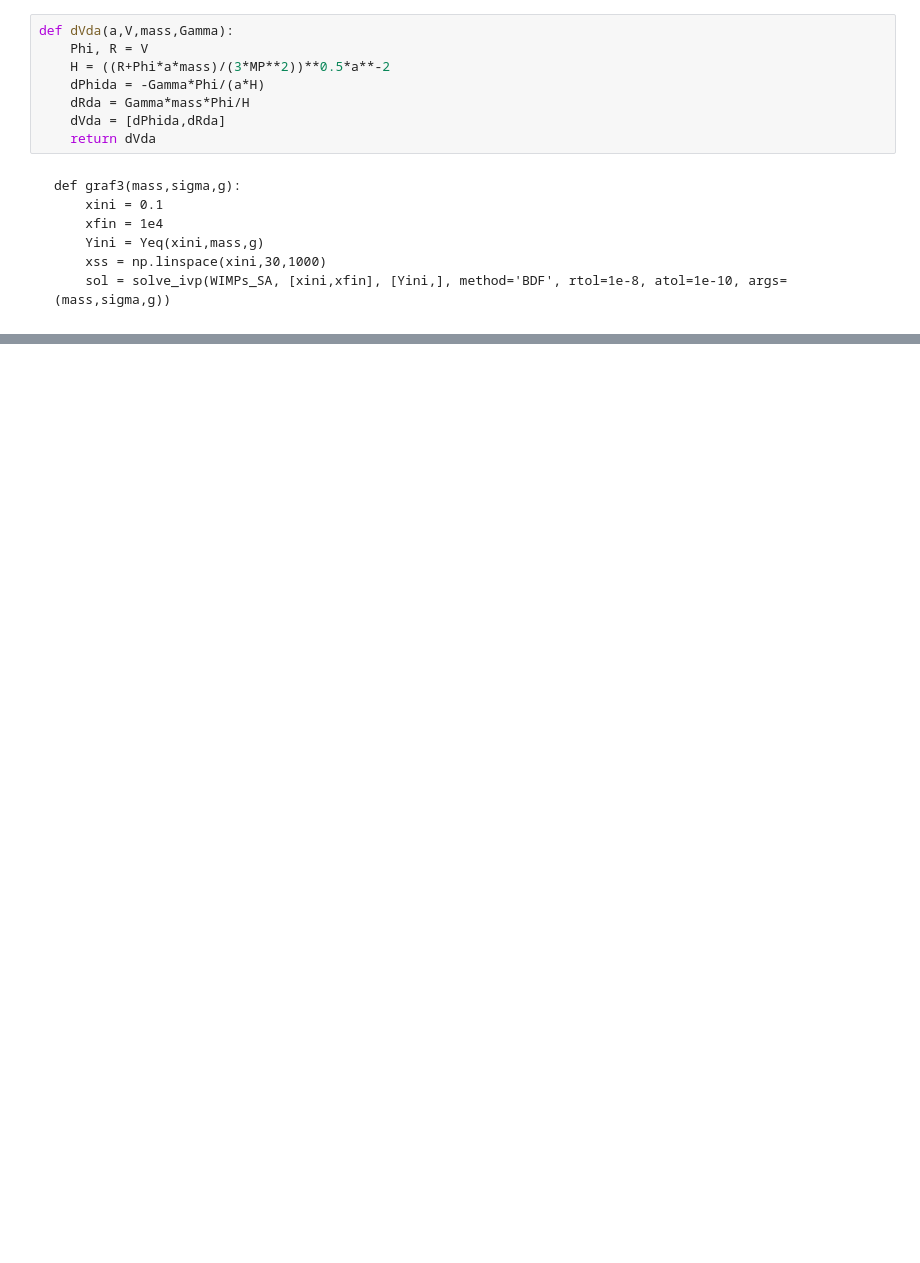
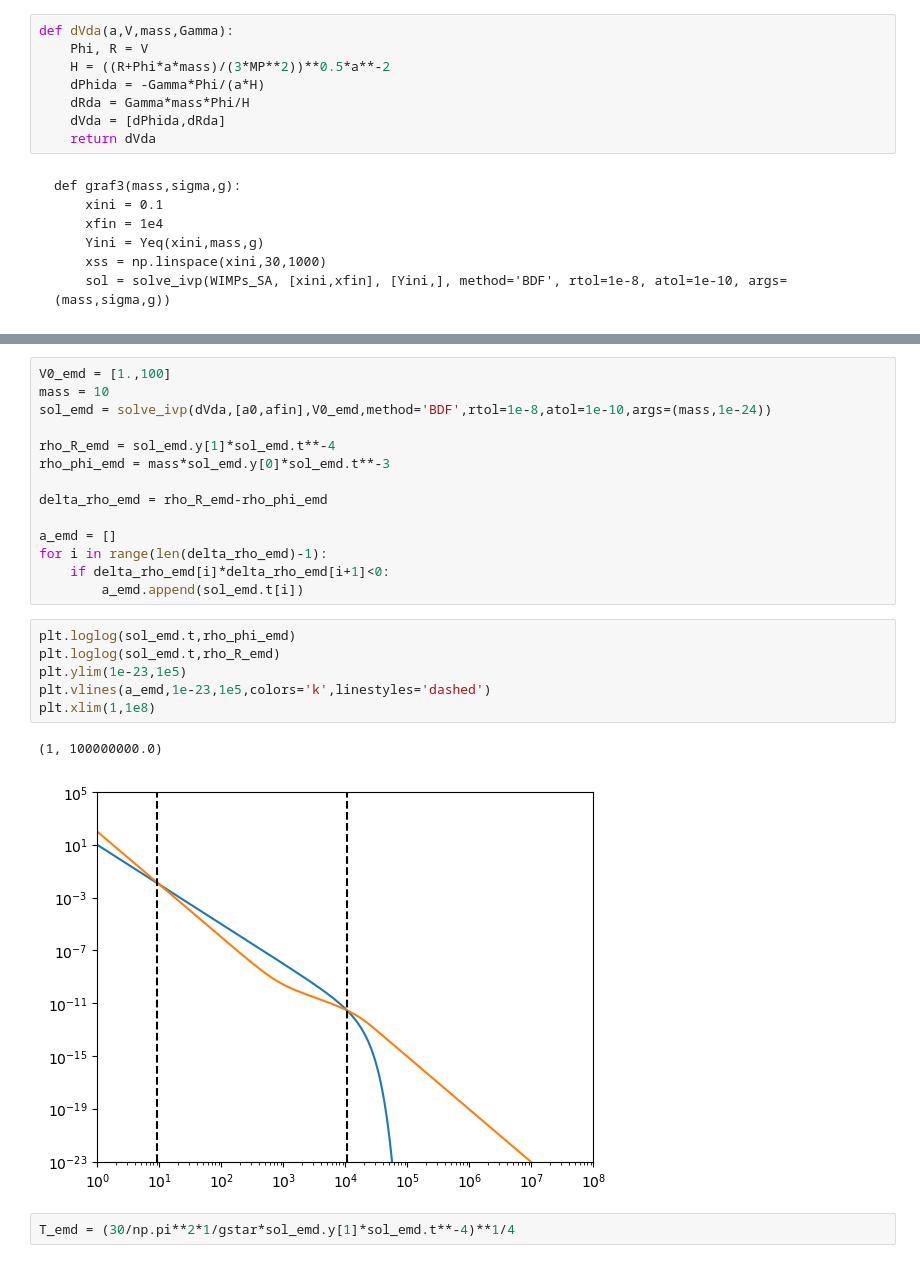
Before and after one commit to SantiagoJulioD/Trabajo_de_grado, a Jupyter notebook: Relic_density/relic_density.ipynb, the cells around one changed output, grey strips where cells are left out. Drawn from its saved outputs; the diff is of its cells as text; blank space fills up the shorter version.

```diff
--- a/Relic_density/relic_density.ipynb
+++ b/Relic_density/relic_density.ipynb
@@ -699,0 +816,25 @@ plt.loglog(sol.t,sol.y[1])
+# %%
+V0_emd = [1.,100]
+mass = 10
+sol_emd = solve_ivp(dVda,[a0,afin],V0_emd,method='BDF',rtol=1e-8,atol=1e-10,args=(mass,1e-24))
+
+rho_R_emd = sol_emd.y[1]*sol_emd.t**-4
+rho_phi_emd = mass*sol_emd.y[0]*sol_emd.t**-3
+
+delta_rho_emd = rho_R_emd-rho_phi_emd
+
+a_emd = []
+for i in range(len(delta_rho_emd)-1):
+    if delta_rho_emd[i]*delta_rho_emd[i+1]<0:
+        a_emd.append(sol_emd.t[i])
+# %%
+plt.loglog(sol_emd.t,rho_phi_emd)
+plt.loglog(sol_emd.t,rho_R_emd)
+plt.ylim(1e-23,1e5)
+plt.vlines(a_emd,1e-23,1e5,colors='k',linestyles='dashed')
+plt.xlim(1,1e8)
+# %% [output]
+(1, 100000000.0)
+[figure, added]
+# %%
+T_emd = (30/np.pi**2*1/gstar*sol_emd.y[1]*sol_emd.t**-4)**1/4
```
Also changed, not shown: parts of 24 cells of this notebook, 3 other files.
